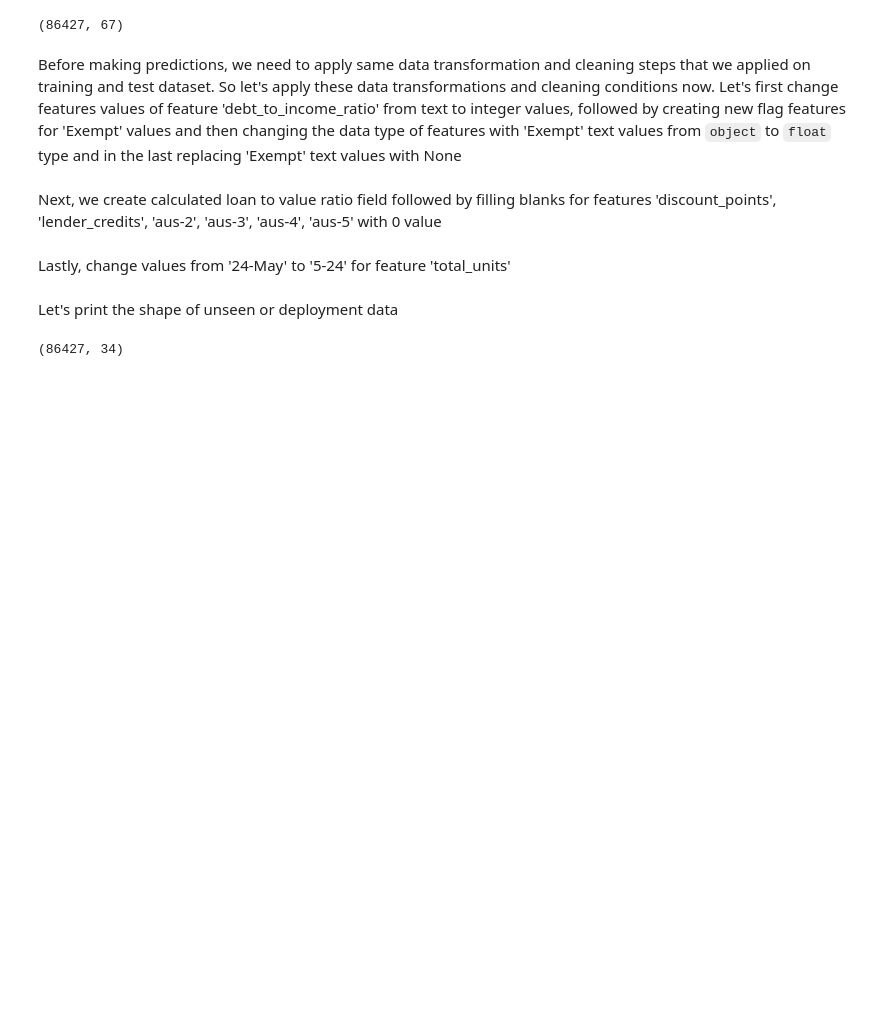
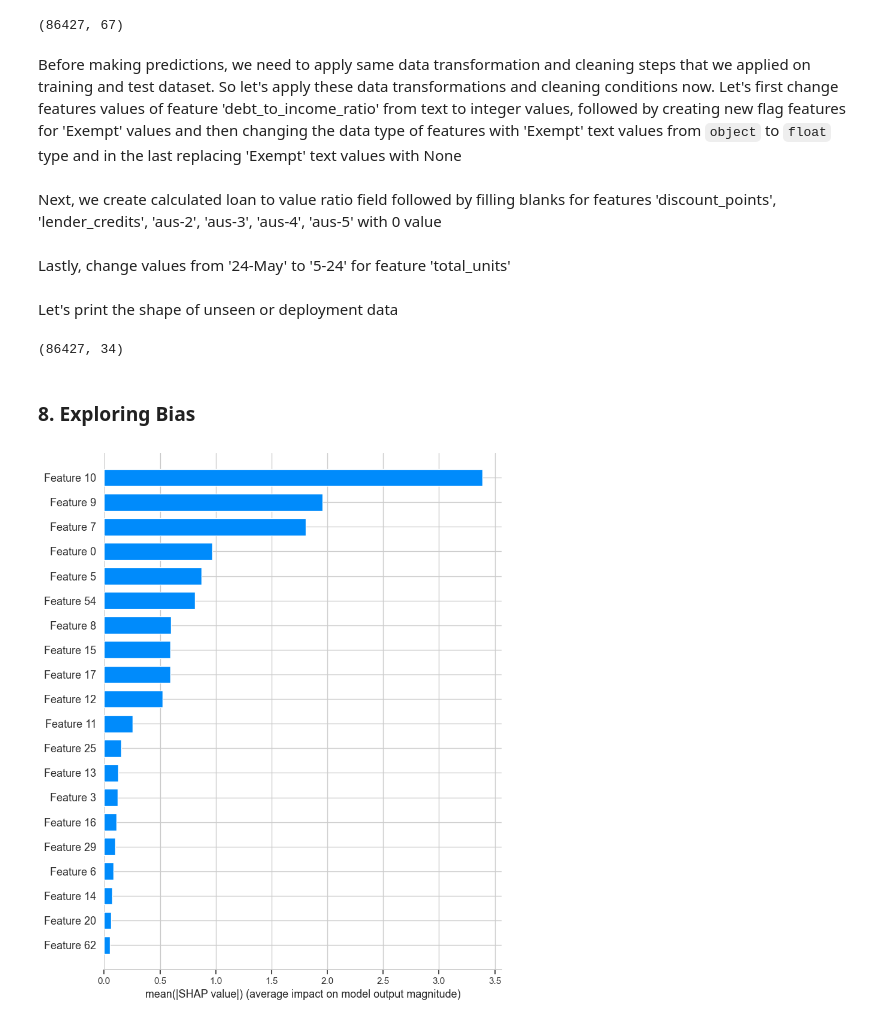
Before and after one commit to nipun-goyal/Mortgage-Approval-Modeling, a Jupyter notebook: 1.0-Mortgage-Approval-Modeling.ipynb, the cells around one changed output. Drawn from its saved outputs; the diff is of its cells as text; code cells hidden in the pictures; blank space fills up the shorter version.

Commit message:
shap analysis added

```diff
--- a/1.0-Mortgage-Approval-Modeling.ipynb
+++ b/1.0-Mortgage-Approval-Modeling.ipynb
@@ -1518,3 +1536,6 @@ pred_df_concat = pd.concat([pred_df, unseen_df.reset_index(drop=True)], axis=1)
 #pred_df_concat = pred_df_concat.iloc[: , :-15]
 # %%
 pred_df_concat.to_csv('X_test_predictions.csv', index = False, encoding = 'utf-8-sig')
+# %% [markdown]
+<a id="8"></a>
+### 8. Exploring Bias
@@ -1520,0 +1544,15 @@ pred_df_concat.to_csv('X_test_predictions.csv', index = False, encoding = 'utf-8
+# %%
+# fit the preprocessor
+X_encoded = gridsearch.best_estimator_['preprocessor'].fit_transform(X_train)
+
+# fit the model
+best_model = gridsearch.best_estimator_['xgb'].fit(X_encoded, y_train)
+
+# calculate the Shap values
+shap_values = shap.TreeExplainer(best_model).shap_values(X_encoded)
+
+# plot the Shap values
+class_names = ['loan originated', 'loan not originated']
+shap.summary_plot(shap_values, X_encoded, plot_type='bar', class_names = class_names)
+# %% [output]
+[figure, added]
```
Also changed, not shown: parts of 4 cells of this notebook.
